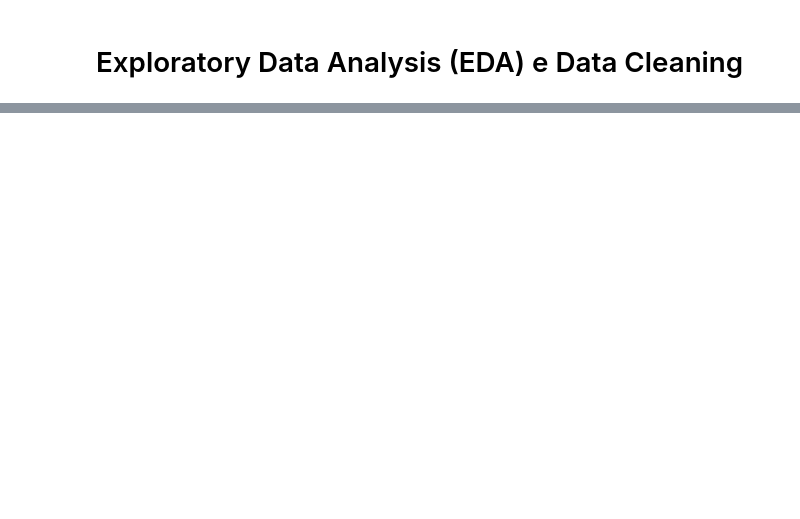
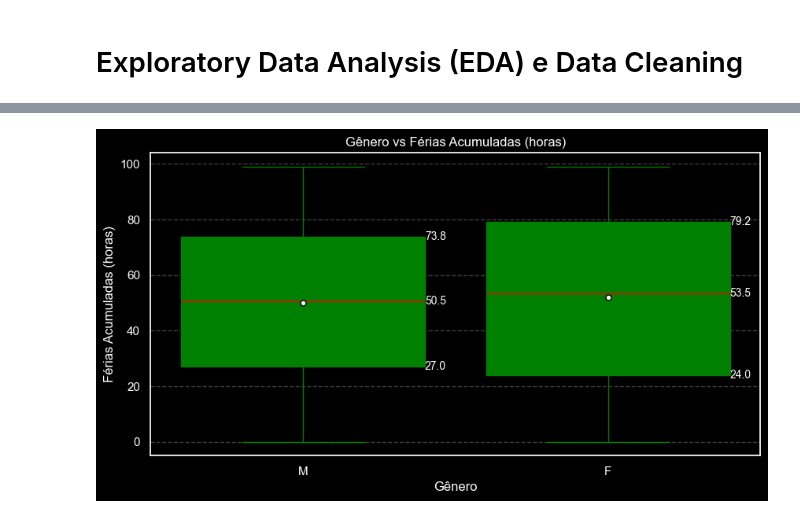
Before and after one commit to wrpereira/df_lh, a Jupyter notebook: airflow/jupyter/humanresources_employee.ipynb, the cells around one changed output, grey strips where cells are left out. Cells and saved outputs as stored; diff of their text form; code cells hidden in the pictures; blank space fills up the shorter version.

```diff
--- a/airflow/jupyter/humanresources_employee.ipynb
+++ b/airflow/jupyter/humanresources_employee.ipynb
@@ -206,0 +465,41 @@ print("Modifieddate antes de hiredate:", humanresources_employee[modifieddate <
+# %%
+# Configurar o estilo do gráfico
+sns.set(style='darkgrid', rc={"axes.facecolor": "black", "figure.facecolor": "black"})
+
+# Calcular os quartis
+quartiles = humanresources_employee.groupby('gender')['vacationhours'].quantile([0.25, 0.50, 0.75]).unstack()
+
+# Gráfico de boxplot para gender x vacationhours
+plt.figure(figsize=(10, 5))
+ax = sns.boxplot(
+    x='gender', y='vacationhours', data=humanresources_employee, showmeans=True,
+    meanprops={"marker": "o", "markerfacecolor": "white", "markeredgecolor": "black", "markersize": 5},
+    boxprops={"color": "green"}, whiskerprops={"color": "green"}, capprops={"color": "green"},
+    medianprops={"color": "red"}, flierprops={"markerfacecolor": "blue", "markersize": 5}
+)
+plt.title('Gênero vs Férias Acumuladas (horas)', color='white')
+plt.ylabel("Férias Acumuladas (horas)", color='white')
+plt.xlabel("Gênero", color='white')
+
+# Cor dos rótulos
+ax.tick_params(axis='x', colors='white')
+ax.tick_params(axis='y', colors='white')
+
+# Quartis ao lado das caixas
+for gender, values in quartiles.iterrows():
+    x_pos = list(humanresources_employee['gender'].unique()).index(gender)  # Posição x da barra
+    offset = 0.4
+
+    for i, quartile in enumerate(values):
+        y_pos = quartile
+        ax.text(x=x_pos + offset, y=y_pos, s=f"{quartile:.1f}", ha='left', va='center', fontsize=10, color='white')
+
+# Grade
+plt.grid(axis='y', linestyle='--', alpha=0.5, color='gray')
+
+plt.show()
+
+
+#doc: vacationhours: férias acumuladas por funcionário
+# %% [output]
+[figure, added]
```
Also changed, not shown: parts of 26 cells of this notebook, 14 other files.
